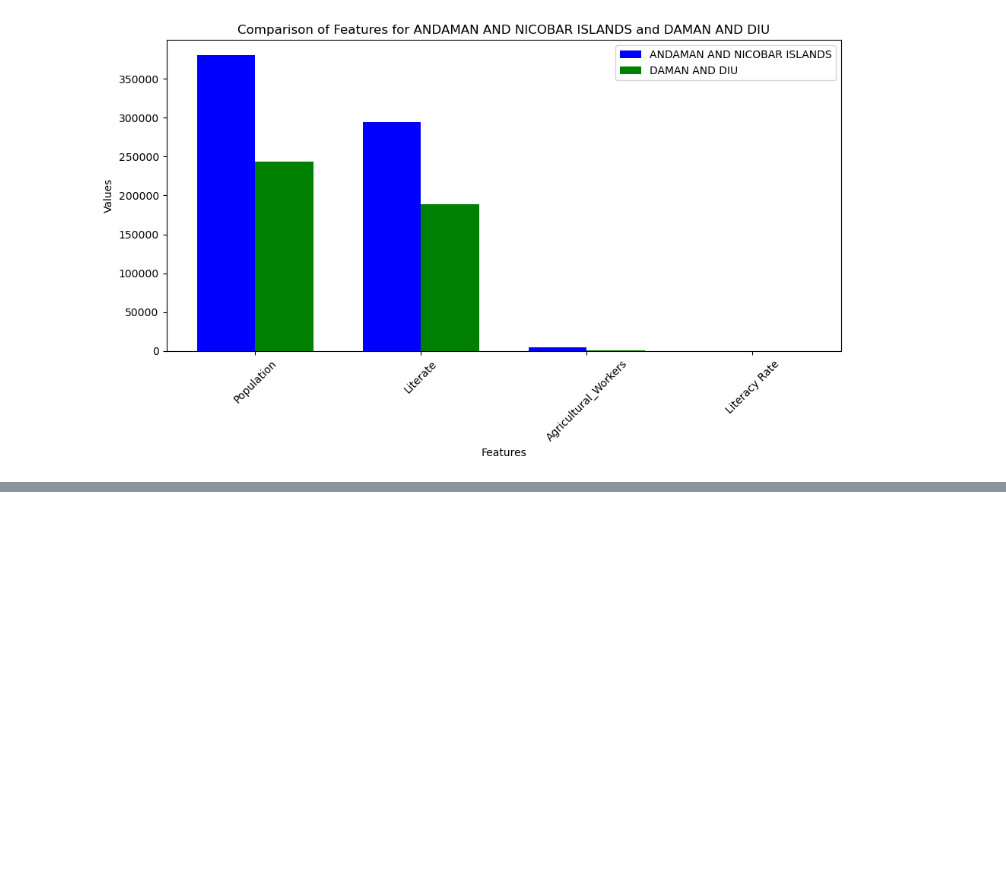
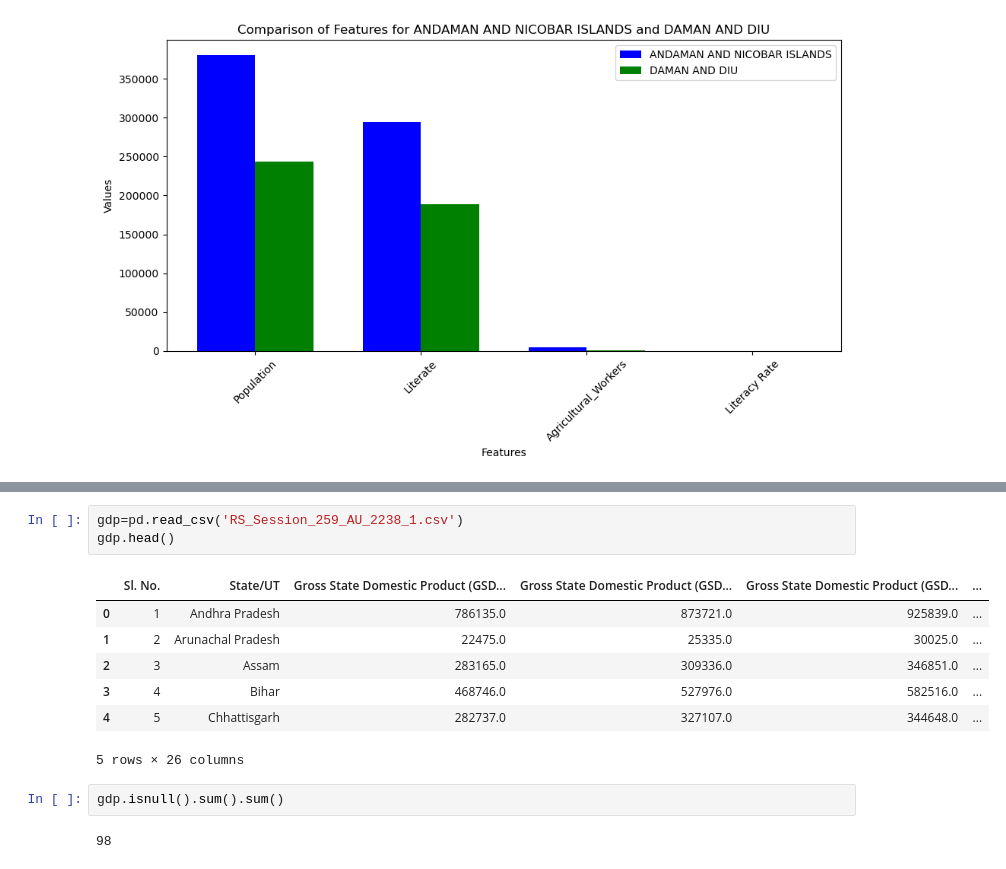
Before and after one commit to vaibhavdubey61/Census2011_Analysis, a Jupyter notebook: India_Census_2011.ipynb, the cells around one changed output, grey strips where cells are left out. Drawn from its saved outputs; the diff is of its cells as text; blank space fills up the shorter version.

```diff
--- a/India_Census_2011.ipynb
+++ b/India_Census_2011.ipynb
@@ -436,0 +620,15 @@ Name: DAMAN AND DIU, dtype: float64
+# %%
+gdp=pd.read_csv('RS_Session_259_AU_2238_1.csv')
+gdp.head()
+# %% [output]
+|  | Sl. No. | State/UT | Gross State Domestic Product (GSD... | Gross State Domestic Product (GSD... | Gross State Domestic Product (GSD... | ... |
+| 0 | 1 | Andhra Pradesh | 786135.0 | 873721.0 | 925839.0 | ... |
+| 1 | 2 | Arunachal Pradesh | 22475.0 | 25335.0 | 30025.0 | ... |
+| 2 | 3 | Assam | 283165.0 | 309336.0 | 346851.0 | ... |
+| 3 | 4 | Bihar | 468746.0 | 527976.0 | 582516.0 | ... |
+| 4 | 5 | Chhattisgarh | 282737.0 | 327107.0 | 344648.0 | ... |
+5 rows × 26 columns
+# %%
+gdp.isnull().sum().sum()
+# %% [output]
+98
```
Also changed, not shown: parts of 34 cells of this notebook.
